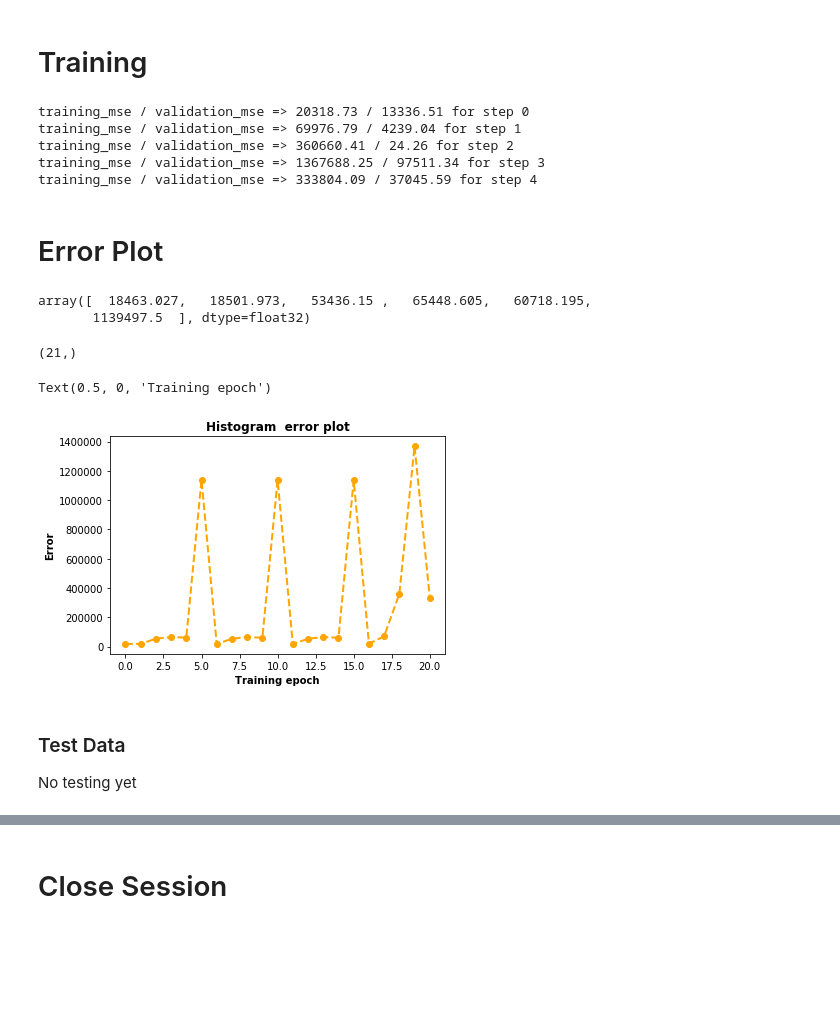
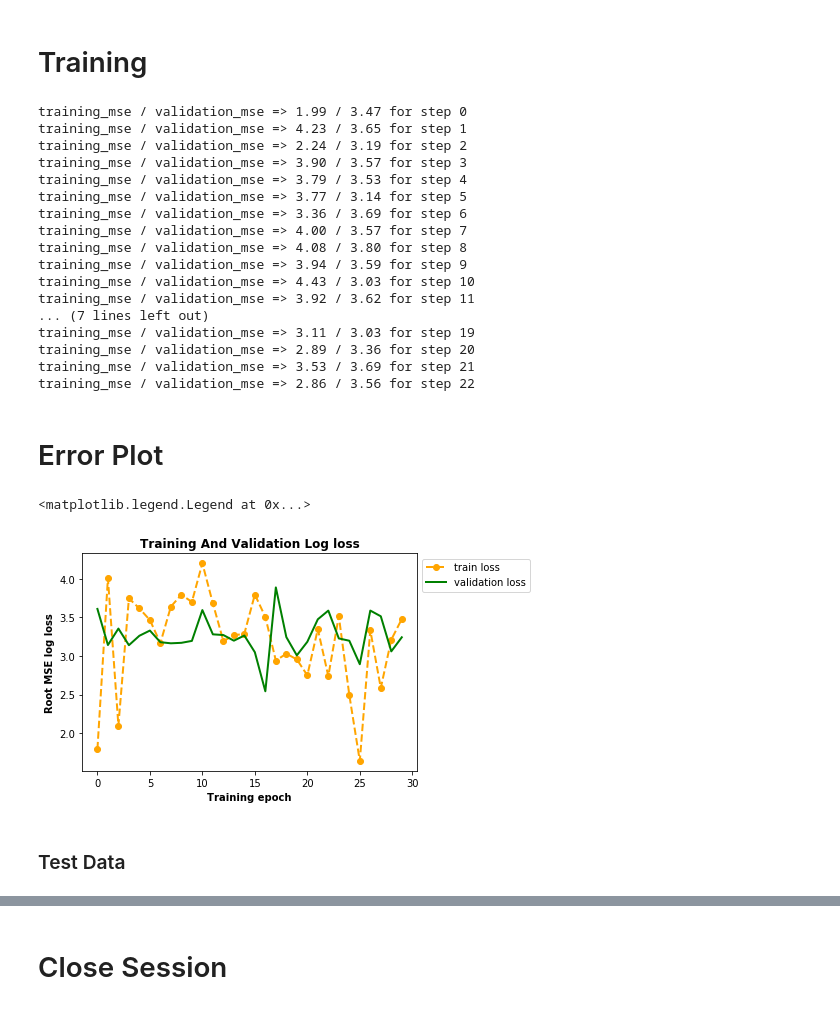
Before and after one commit to adderbyte/Energy_Prediction_Bot, a Jupyter notebook: Models/NewLSTMmodel.ipynb, the cells around one changed output, grey strips where cells are left out. Cells and saved outputs as stored; diff of their text form; code cells hidden in the pictures; blank space fills up the shorter version.

```diff
--- a/Models/NewLSTMmodel.ipynb
+++ b/Models/NewLSTMmodel.ipynb
@@ -253,5 +266,5 @@ with tf.name_scope("RMS_error"):
 # %%
 with tf.variable_scope("optimizer",reuse=tf.AUTO_REUSE ):
     ##The Optimizer
-    #Adam works best
-    train_step = tf.train.AdamOptimizer(learning_rate).minimize(error)
+    #Adam works best ProximalAdagradOptimizer
+    train_step = tf.train.AdagradOptimizer(learning_rate).minimize(error2)
@@ -321,11 +340,0 @@ TRAINING_ITERATIONS = 2
-# %%
-
-# set to 20000 on local environment to get 0.99 accuracy
-TRAINING_ITERATIONS = 5
-
-DROPOUT = 0.5
-#BATCH_SIZES = 200
-
-# set to 0 to train on all available data
-
-BATCH_SIZE= 30
@@ -336,17 +352,23 @@ epochs_completed = 0
 index_in_epoch = 0
 num_examples = train_set.shape[0]
 
+#*************************************************
+# set to true in other to load saved model
+restore = False
+if restore :
+    saver.restore(sess= sess, save_path= save_dir)
+#*************************************************
+
 # run training
-
 for i in range(TRAINING_ITERATIONS):
 
         #get new batch
         batch_xs, batch_ys = next_batch(BATCH_SIZE)
-
+        batch_xs = normalize(batch_xs,axis=0, norm='l2')
         temp = [] # store output temporally
         for m,n in zip(batch_xs,batch_ys):
+            # check progress on every 1st,2nd,...,10th,20th,...,100th... step
 
-            # check progress on every 1st,2nd,...,10th,20th,...,100th... step
             _, _, network_output,errors,summary = sess.run([outputs,
                                          train_step,
                                          final_output,error,merged_summary_op],
@@ -362,11 +384,13 @@ for i in range(TRAINING_ITERATIONS):
 
         saver.save(sess, save_dir)
         error_mean = np.mean(temp)
+        #print(error_mean)
         train_errors.append(error_mean)
 
         if(VALIDATON):
             val_train, val_tar = valdation_random_sampler(validation_set, validation_target, n_validation_sample)
             temp_ = []
+            val_train=  normalize(val_train,axis=0, norm='l1')
             for k,l in zip(val_train,val_tar):
                 sess.run(lstm_state1.assign(tf.zeros([1, lstm_layer1.state_size])))
 
@@ -397,31 +421,39 @@ for i in range(TRAINING_ITERATIONS):
 
         # train on batch
 # %% [output]
-training_mse / validation_mse => 20318.73 / 13336.51 for step 0
-training_mse / validation_mse => 69976.79 / 4239.04 for step 1
-training_mse / validation_mse => 360660.41 / 24.26 for step 2
-training_mse / validation_mse => 1367688.25 / 97511.34 for step 3
-training_mse / validation_mse => 333804.09 / 37045.59 for step 4
+training_mse / validation_mse => 1.99 / 3.47 for step 0
+training_mse / validation_mse => 4.23 / 3.65 for step 1
+training_mse / validation_mse => 2.24 / 3.19 for step 2
+training_mse / validation_mse => 3.90 / 3.57 for step 3
+training_mse / validation_mse => 3.79 / 3.53 for step 4
+training_mse / validation_mse => 3.77 / 3.14 for step 5
+training_mse / validation_mse => 3.36 / 3.69 for step 6
+training_mse / validation_mse => 4.00 / 3.57 for step 7
+training_mse / validation_mse => 4.08 / 3.80 for step 8
+training_mse / validation_mse => 3.94 / 3.59 for step 9
+training_mse / validation_mse => 4.43 / 3.03 for step 10
+training_mse / validation_mse => 3.92 / 3.62 for step 11
+... (7 lines left out)
+training_mse / validation_mse => 3.11 / 3.03 for step 19
+training_mse / validation_mse => 2.89 / 3.36 for step 20
+training_mse / validation_mse => 3.53 / 3.69 for step 21
+training_mse / validation_mse => 2.86 / 3.56 for step 22
 # %% [markdown]
 # Error Plot
-# %%
-errorplot
-# %% [output]
-array([  18463.027,   18501.973,   53436.15 ,   65448.605,   60718.195,
-       1139497.5  ], dtype=float32)
 # %%
 errorplot = np.array(train_errors) # make errors into arrays
-errorplot.shape
+valerror = np.array(validation_errors)
+#errorplot
-# %% [output]
-(21,)
 # %%
-plt.plot(errorplot, 'o--', linewidth=2,color='orange')
-plt.title("Histogram  error plot",fontweight='bold')
-plt.ylabel("Error",fontweight='bold')
+plt.plot(errorplot, 'o--', linewidth=2,color='orange', label ='train loss')
+plt.plot(valerror, '-', linewidth=2,color='green',  label ='validation loss')
+
+plt.title("Training And Validation Log loss",fontweight='bold')
+plt.ylabel("Root MSE log loss",fontweight='bold')
 plt.xlabel("Training epoch",fontweight='bold')
+plt.legend(loc='center left', bbox_to_anchor=(1,0.9))
 # %% [output]
-Text(0.5, 0, 'Training epoch')
+<matplotlib.legend.Legend at 0x...>
-[figure, old version]
+[figure, new version]
 # %% [markdown]
 ### Test Data
-No testing yet
```
Also changed, not shown: parts of 35 cells of this notebook.
